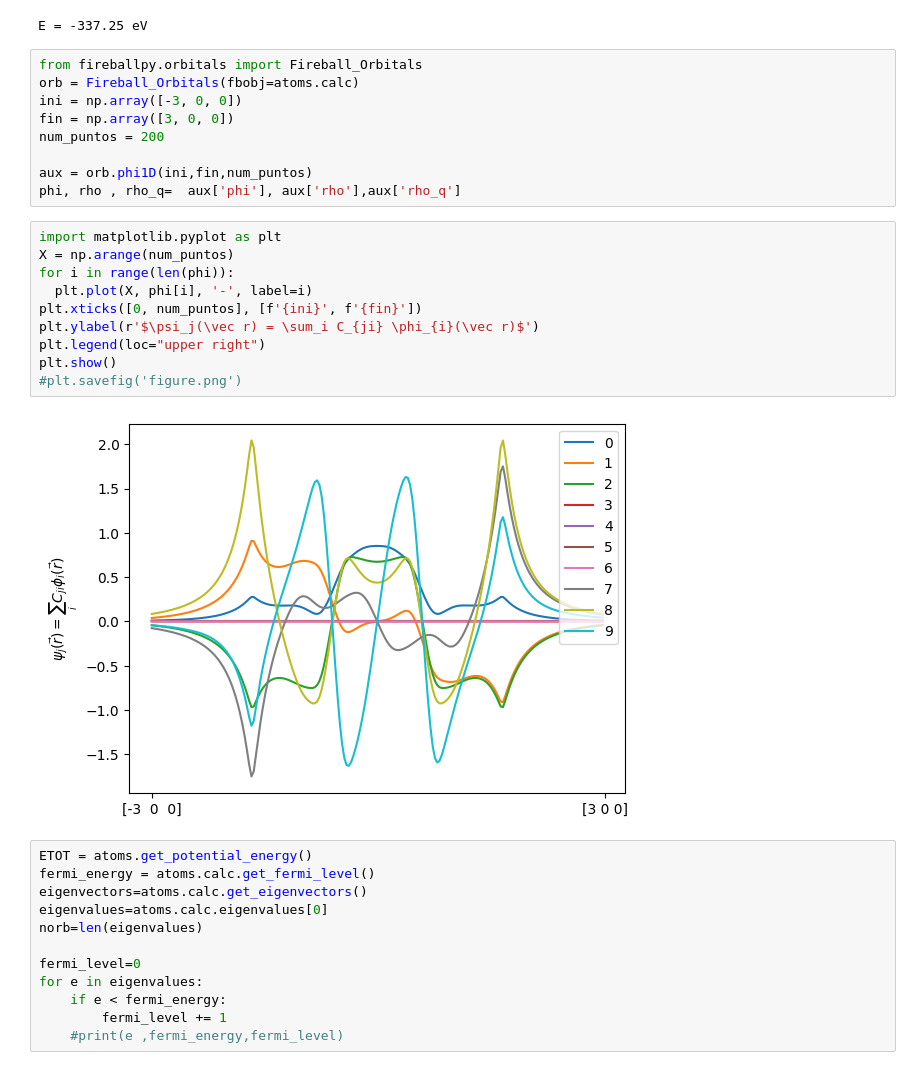
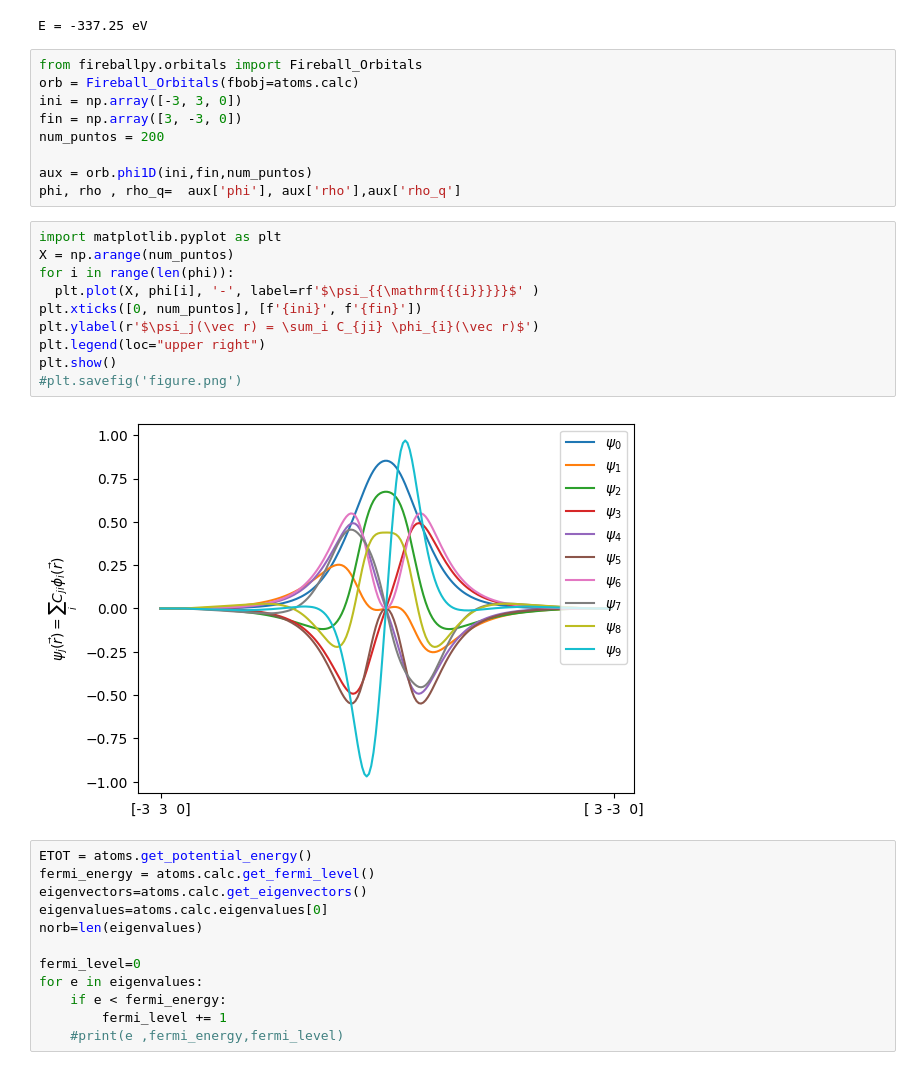
Before and after one commit to fireball-QMD/fireballpy, a Jupyter notebook: examples/wf_1d.ipynb, the cells around one changed output. Cells and saved outputs as stored; diff of their text form.

```diff
--- a/examples/wf_1d.ipynb
+++ b/examples/wf_1d.ipynb
@@ -21,8 +21,8 @@ E = -337.25 eV
 # %%
 from fireballpy.orbitals import Fireball_Orbitals
 orb = Fireball_Orbitals(fbobj=atoms.calc)
-ini = np.array([-3, 0, 0])
-fin = np.array([3, 0, 0])
+ini = np.array([-3, 3, 0])
+fin = np.array([3, -3, 0])
 num_puntos = 200
 
 aux = orb.phi1D(ini,fin,num_puntos)
@@ -30,15 +30,15 @@ phi, rho , rho_q=  aux['phi'], aux['rho'],aux['rho_q']
 # %%
 import matplotlib.pyplot as plt
 X = np.arange(num_puntos)
 for i in range(len(phi)):
-  plt.plot(X, phi[i], '-', label=i)
+  plt.plot(X, phi[i], '-', label=rf'$\psi_{{\mathrm{{{i}}}}}$' )
 plt.xticks([0, num_puntos], [f'{ini}', f'{fin}'])
 plt.ylabel(r'$\psi_j(\vec r) = \sum_i C_{ji} \phi_{i}(\vec r)$')
 plt.legend(loc="upper right")
 plt.show()
 #plt.savefig('figure.png')
 # %% [output]
-[figure, old version]
+[figure, new version]
 # %%
 ETOT = atoms.get_potential_energy()
 fermi_energy = atoms.calc.get_fermi_level()
```
Also changed, not shown: parts of 2 cells of this notebook.
